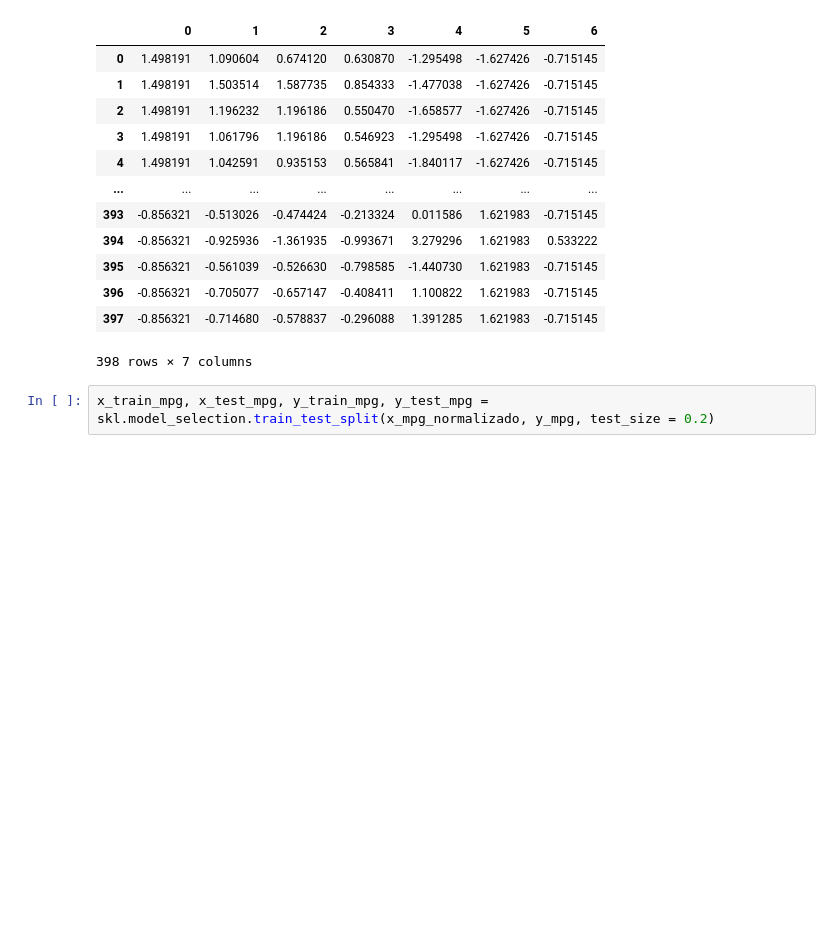
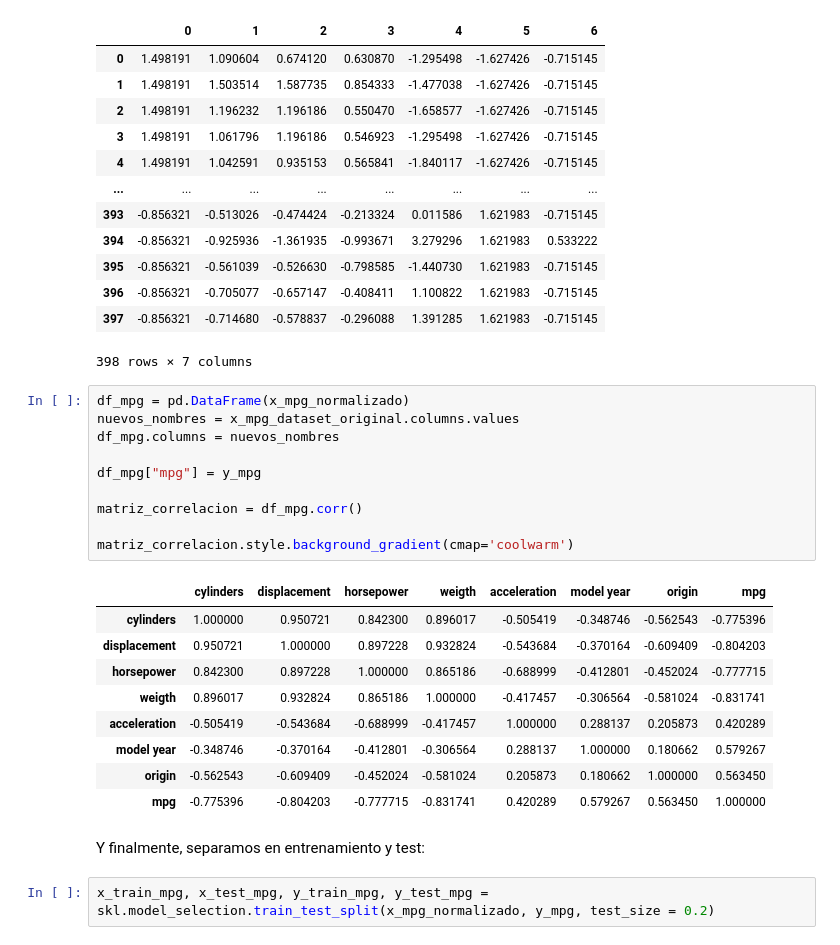
Before and after one commit to advy99/taller_osl_sklearn, a Jupyter notebook: notebook_taller.ipynb, the cells around one changed output. Saved outputs shown, nothing was run; the diff lists cells and outputs as text; blank space fills up the shorter version.

```diff
--- a/notebook_taller.ipynb
+++ b/notebook_taller.ipynb
@@ -774,6 +839,28 @@ pd.DataFrame(x_mpg_normalizado)
 | 396 | -0.856321 | -0.705077 | -0.657147 | -0.408411 | 1.100822 | 1.621983 | -0.715145 |
 | 397 | -0.856321 | -0.714680 | -0.578837 | -0.296088 | 1.391285 | 1.621983 | -0.715145 |
 398 rows × 7 columns
+# %%
+df_mpg = pd.DataFrame(x_mpg_normalizado)
+nuevos_nombres = x_mpg_dataset_original.columns.values
+df_mpg.columns = nuevos_nombres
+
+df_mpg["mpg"] = y_mpg
+
+matriz_correlacion = df_mpg.corr()
+
+matriz_correlacion.style.background_gradient(cmap='coolwarm')
+# %% [output]
+|  | cylinders | displacement | horsepower | weigth | acceleration | model year | origin | mpg |
+| cylinders | 1.000000 | 0.950721 | 0.842300 | 0.896017 | -0.505419 | -0.348746 | -0.562543 | -0.775396 |
+| displacement | 0.950721 | 1.000000 | 0.897228 | 0.932824 | -0.543684 | -0.370164 | -0.609409 | -0.804203 |
+| horsepower | 0.842300 | 0.897228 | 1.000000 | 0.865186 | -0.688999 | -0.412801 | -0.452024 | -0.777715 |
+| weigth | 0.896017 | 0.932824 | 0.865186 | 1.000000 | -0.417457 | -0.306564 | -0.581024 | -0.831741 |
+| acceleration | -0.505419 | -0.543684 | -0.688999 | -0.417457 | 1.000000 | 0.288137 | 0.205873 | 0.420289 |
+| model year | -0.348746 | -0.370164 | -0.412801 | -0.306564 | 0.288137 | 1.000000 | 0.180662 | 0.579267 |
+| origin | -0.562543 | -0.609409 | -0.452024 | -0.581024 | 0.205873 | 0.180662 | 1.000000 | 0.563450 |
+| mpg | -0.775396 | -0.804203 | -0.777715 | -0.831741 | 0.420289 | 0.579267 | 0.563450 | 1.000000 |
+# %% [markdown]
+Y finalmente, separamos en entrenamiento y test:
 # %%
 x_train_mpg, x_test_mpg, y_train_mpg, y_test_mpg = skl.model_selection.train_test_split(x_mpg_normalizado, y_mpg, test_size = 0.2)
 # %% [markdown]
```
Also changed, not shown: parts of 23 cells of this notebook.
